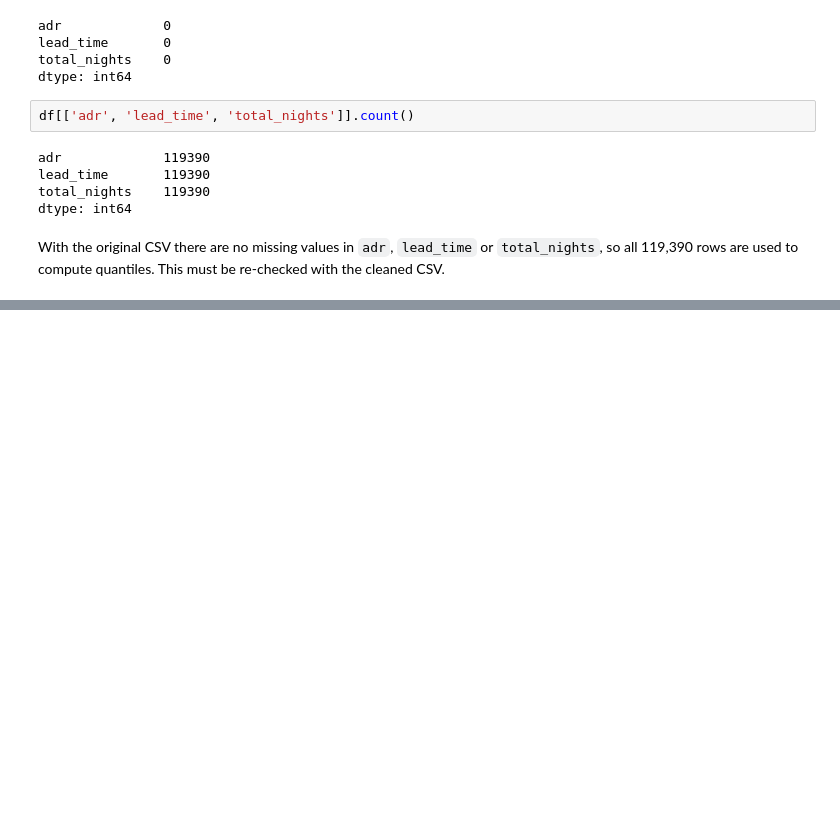
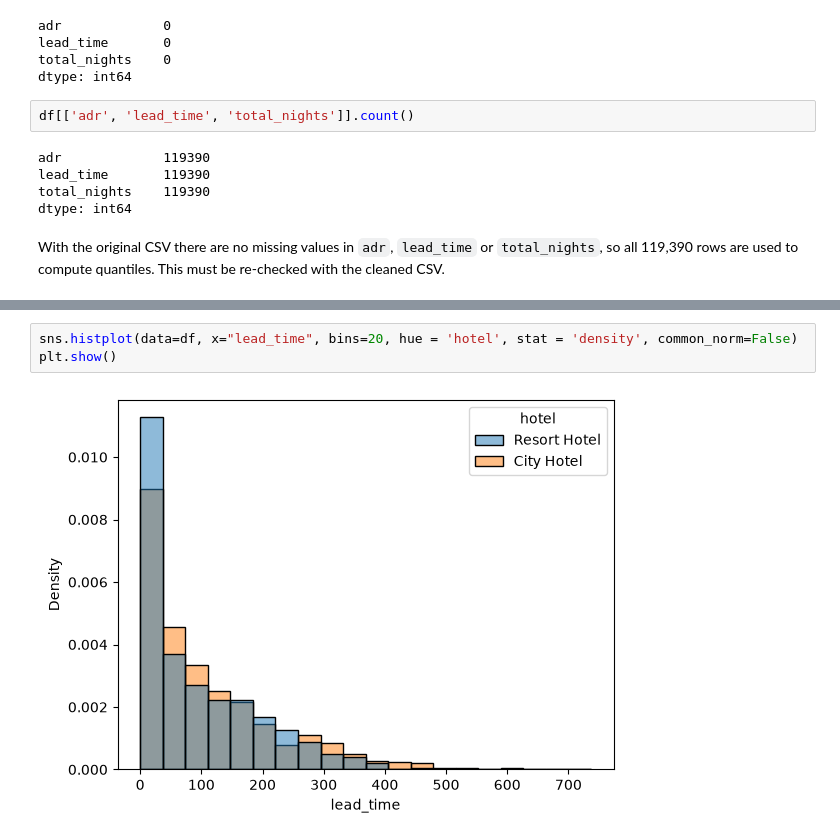
Before and after one commit to martinmon19/Assignment-MACHINE-LEARNING, a Jupyter notebook: notebooks/02_outliers.ipynb, the cells around one changed output, grey strips where cells are left out. Cells and saved outputs as stored; diff of their text form; blank space fills up the shorter version.

```diff
--- a/notebooks/02_outliers.ipynb
+++ b/notebooks/02_outliers.ipynb
@@ -170,0 +214,5 @@ so all 119,390 rows are used to compute quantiles. This must be re-checked with
+# %%
+sns.histplot(data=df, x="lead_time", bins=20, hue = 'hotel', stat = 'density', common_norm=False)
+plt.show()
+# %% [output]
+[figure, added]
```
Also changed, not shown: parts of 7 cells of this notebook.
